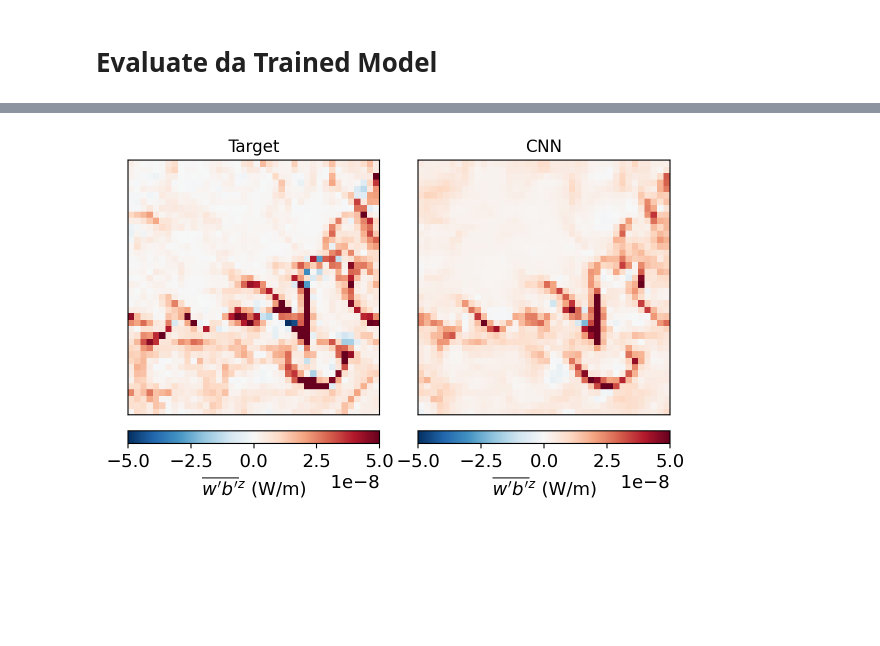
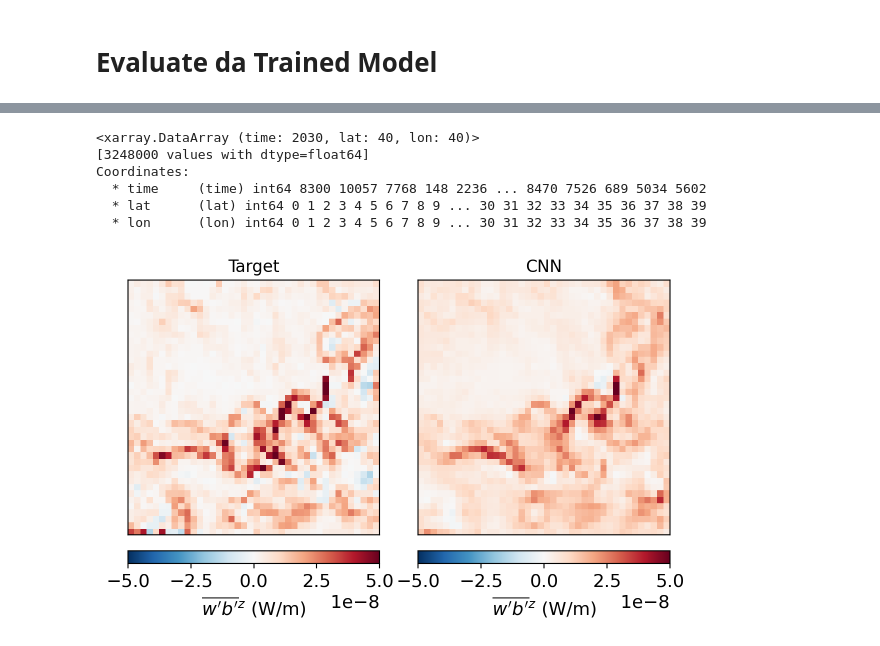
Before and after one commit to andrewfagerheim/ML_project, a Jupyter notebook: submeso_ml_model.ipynb, the cells around one changed output, grey strips where cells are left out. Cells and saved outputs as stored; diff of their text form; code cells hidden in the pictures; blank space fills up the shorter version.

```diff
--- a/submeso_ml_model.ipynb
+++ b/submeso_ml_model.ipynb
@@ -66,11 +67,15 @@ output_feature = 'WB_sg'
 
 # 1. Create xarray dataset, populate it with the numpy files but turn them into dataarrays.
 X_xr = xr.Dataset()
+X_xr_og = xr.Dataset()
 for input_feature in input_features:
     var = np.load('data/%s.npy' % input_feature)
     var_xr = xr.DataArray(var, coords={'time': np.arange(0, len(var)),'lat': np.arange(0, 40),'lon': np.arange(0, 40)}, dims=["time", "lat", "lon"])
-    X_xr[input_feature] = var_xr
-# X_xr is created, which is a Dataset that has all of the input variables time series. It has a lat/lon component though, I hope that is ok?
+    X_xr_og[input_feature] = var_xr #unnormalized
+    X_xr[input_feature] = (var_xr - var_xr.mean()) / var_xr.std() #normalized
+
+# X_xr: normalized.
+# X_xr_og: not normalized.
 # %%
 X_xr
 # %% [output]
@@ -390,8 +347,11 @@ y_test_mse_pre = xr.Dataset(coords={'time': X_test_xr.time.values,
 # %%
 # reload the actual test data, get mean and std
-y_test_normalized_xr = xr.open_dataarray(os.path.join(model_path,'y_test_normalized.nc'))
+y_test_og_xr = xr.open_dataarray(os.path.join(model_path,'y_test_og.nc'))
 y_test_xr = xr.open_dataarray(os.path.join(model_path,'y_test.nc'))
-mean = y_test_xr.mean()
-std = y_test_xr.std()
+
+WB_sg_og_xr = xr.open_dataarray(os.path.join(model_path,'WB_sg.nc'))
+mean = WB_sg_og_xr.mean()
+std = WB_sg_og_xr.std()
+
 # scale up the model
-y_test_mse_pre['WB_sg'] = y_test_mse_pre.WB_sg_normalized * std + mean
+y_test_mse_pre['WB_sg_og'] = y_test_mse_pre.WB_sg_normalized * std + mean
@@ -412,27 +372,36 @@ Data variables:
+# %%
+y_test_og_xr
+# %% [output]
+<xarray.DataArray (time: 2030, lat: 40, lon: 40)>
+[3248000 values with dtype=float64]
+Coordinates:
+  * time     (time) int64 8300 10057 7768 148 2236 ... 8470 7526 689 5034 5602
+  * lat      (lat) int64 0 1 2 3 4 5 6 7 8 9 ... 30 31 32 33 34 35 36 37 38 39
+  * lon      (lon) int64 0 1 2 3 4 5 6 7 8 9 ... 30 31 32 33 34 35 36 37 38 39
 # %%
 fig, axes = plt.subplots(nrows=1, ncols=2,figsize=(6,4))
 
-ind=5
+ind=0
 clim = 5e-8
 
-target_map = y_test_xr[ind]
-predicted_map = y_test_mse_pre.WB_sg[ind]
+target_map = y_test_og_xr[ind]
+predicted_map = y_test_mse_pre.WB_sg_og[ind]
 
 plt.subplot(1, 2, 1)
 plt.pcolor(np.flip(target_map, axis=0),cmap='RdBu_r',vmin=-clim,vmax=clim)
 plt.xticks([])
 plt.yticks([])
 cb = plt.colorbar(location='bottom',pad=0.05)
 cb.set_label(r'$\overline{w^\prime b^\prime}^z$' + ' (W/m)')
 plt.title('Target',fontsize=12)
 
 plt.subplot(1, 2, 2)
 plt.pcolor(np.flip(predicted_map, axis=0),cmap='RdBu_r',vmin=-clim,vmax=clim)
 plt.xticks([])
 plt.yticks([])
 cb = plt.colorbar(location='bottom',pad=0.05)
 cb.set_label(r'$\overline{w^\prime b^\prime}^z$' + ' (W/m)')
 plt.title('CNN',fontsize=12)
 plt.tight_layout()
 # %% [output]
-[figure, old version]
+[figure, new version]
```
Also changed, not shown: parts of 29 cells of this notebook.
